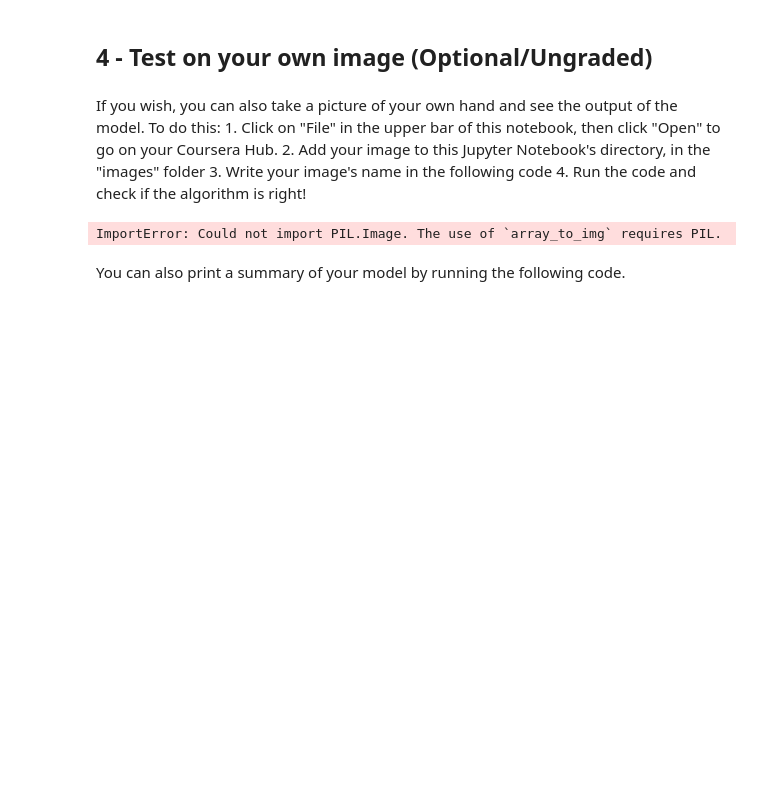
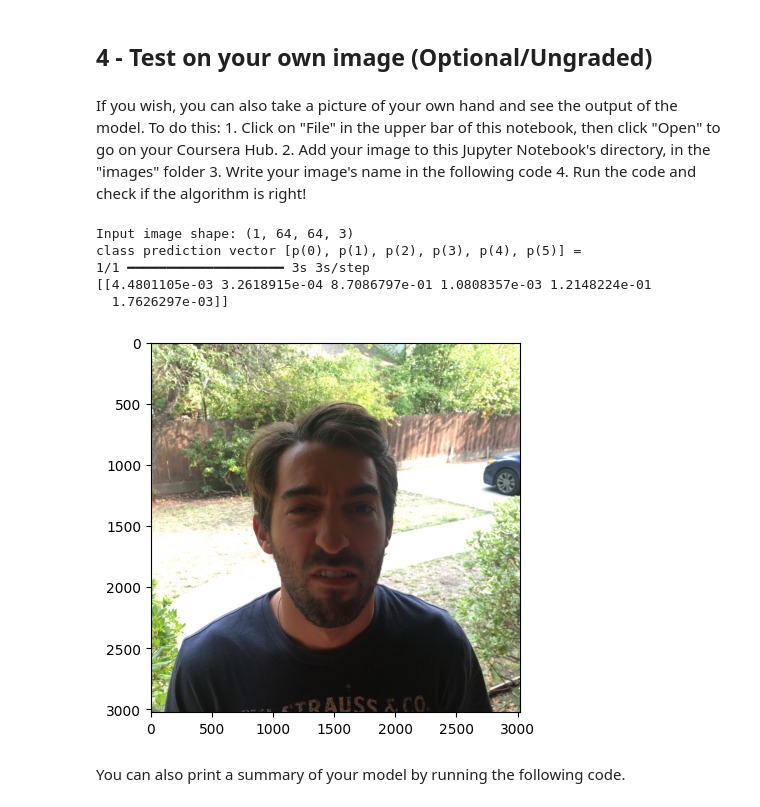
Before and after one commit to lamzhenhui/Coursera-Deep-Learning-deeplearning.ai, a Jupyter notebook: 04-Convolutional Neural Networks/week2/ResNets/answer-Residual Networks - v1.ipynb, the cells around one changed output. Saved outputs shown, nothing was run; the diff lists cells and outputs as text; code cells hidden in the pictures; blank space fills up the shorter version.

```diff
--- a/04-Convolutional Neural Networks/week2/ResNets/answer-Residual Networks - v1.ipynb
+++ b/04-Convolutional Neural Networks/week2/ResNets/answer-Residual Networks - v1.ipynb
@@ -565,0 +569,40 @@ ValueError: Input 0 of layer "resnet50" is incompatible with the layer: expected
+# %%
+# model.compile()
+model.compile(optimizer='adam', loss='categorical_crossentropy', metrics=['accuracy'])
+# X_train_orig, Y_train_orig, X_test_orig, Y_test_orig, classes = load_dataset()
+# import numpy as np
+
+# # 假设 X_train_orig 是形状为 (1080, 224, 224, 3) 的 4D 数组
+# X_train_orig_shape = np.random.randn(1080, 224, 224, 3)
+# X_test_orig_shape = np.random.randn(120, 224, 224, 3)
+
+# X_train_flatten = X_train_orig.reshape(X_train_orig_shape.shape[0], -1).T
+# X_test_flatten = X_test_orig.reshape(X_test_orig_shape.shape[0], -1).T
+# """(1080, 64, 64, 3) X_train_orig.shape
+# (120, 64, 64, 3) X_test_orig.shape"""
+
+# # print(X_train_orig.shape, 'X_train_orig.shape')
+# # print(X_test_orig.shape, 'X_test_orig.shape')
+# # Normalize image vectors
+# X_train = X_train_flatten / 255.
+# X_test = X_test_flatten / 255.
+
+
+# print(X_test.shape, 'X_test.shape')
+# print(Y_test.shape, 'Y_test.shape')
+
+preds = model.evaluate(X_test, Y_test)
+print("Loss = " + str(preds[0]))
+print("Test Accuracy = " + str(preds[1]))
+"""
+ValueError: Input 0 of layer "resnet50" is incompatible with the layer:
+expected shape=(None, 224, 224, 3), found shape=(None, 64, 64, 3)
+
+ValueError: Data cardinality is ambiguous. Make sure all arrays contain the
+same number of samples.'x' sizes: 12288
+
+ValueError: No loss to compute. Provide a `loss` argument in `compile()`.
+
+
+
+"""
@@ -578,16 +626,24 @@ If you wish, you can also take a picture of your own hand and see the output of
 # %%
 img_path = 'images/my_image.jpg'
 img = image.load_img(img_path, target_size=(64, 64))
 x = image.img_to_array(img)
 x = np.expand_dims(x, axis=0)
 x = preprocess_input(x)
 print('Input image shape:', x.shape)
-my_image = scipy.misc.imread(img_path)
+if utils.keras_version_check_v2:
+    my_image = plt.imread(img_path)
+else:
+    my_image = scipy.misc.imread(img_path)
 imshow(my_image)
 print("class prediction vector [p(0), p(1), p(2), p(3), p(4), p(5)] = ")
 print(model.predict(x))
 # %% [output]
-ImportError: Could not import PIL.Image. The use of `array_to_img` requires PIL.
+Input image shape: (1, 64, 64, 3)
+class prediction vector [p(0), p(1), p(2), p(3), p(4), p(5)] =
+1/1 ━━━━━━━━━━━━━━━━━━━━ 3s 3s/step
+[[4.4801105e-03 3.2618915e-04 8.7086797e-01 1.0808357e-03 1.2148224e-01
+  1.7626297e-03]]
+[figure, added]
 # %% [markdown]
 You can also print a summary of your model by running the following code.
 # %%
```
Also changed, not shown: parts of 12 cells of this notebook, 20 other files.
